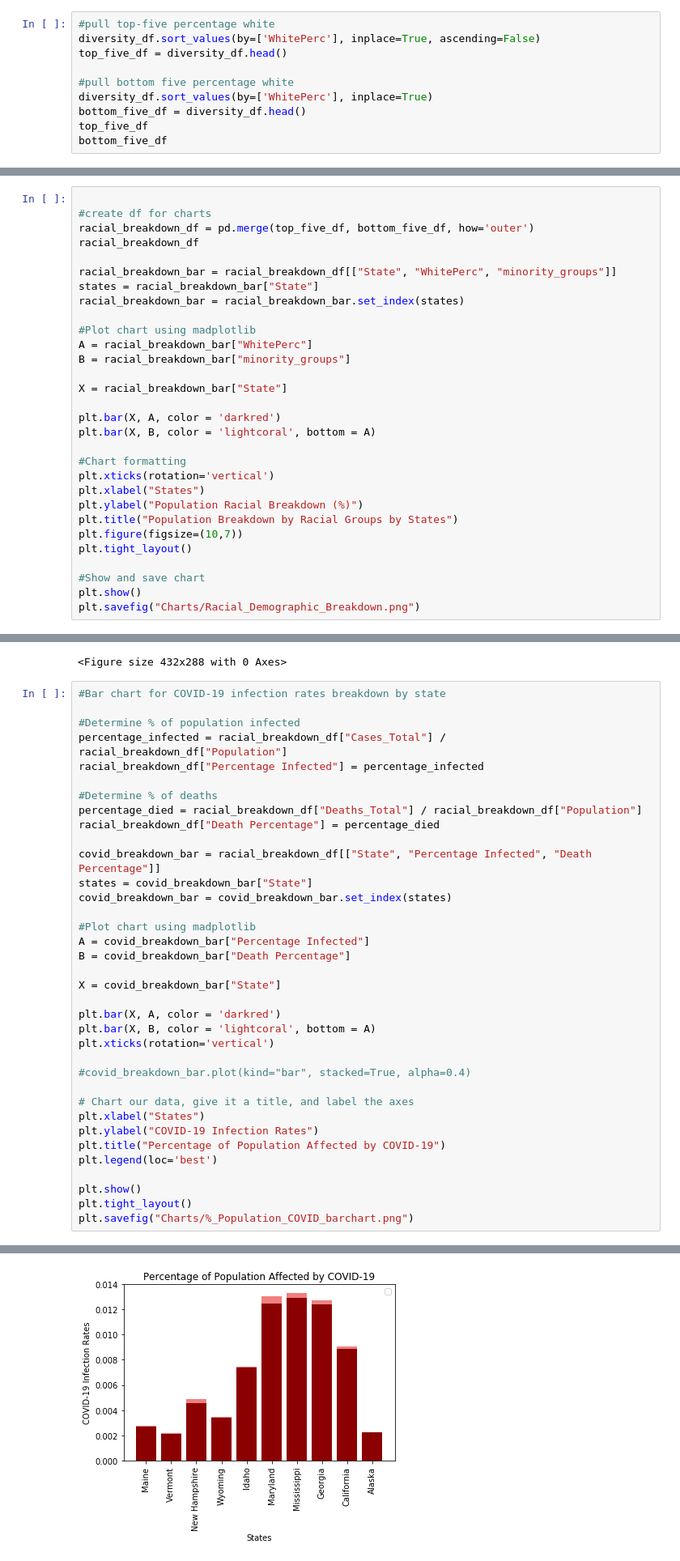
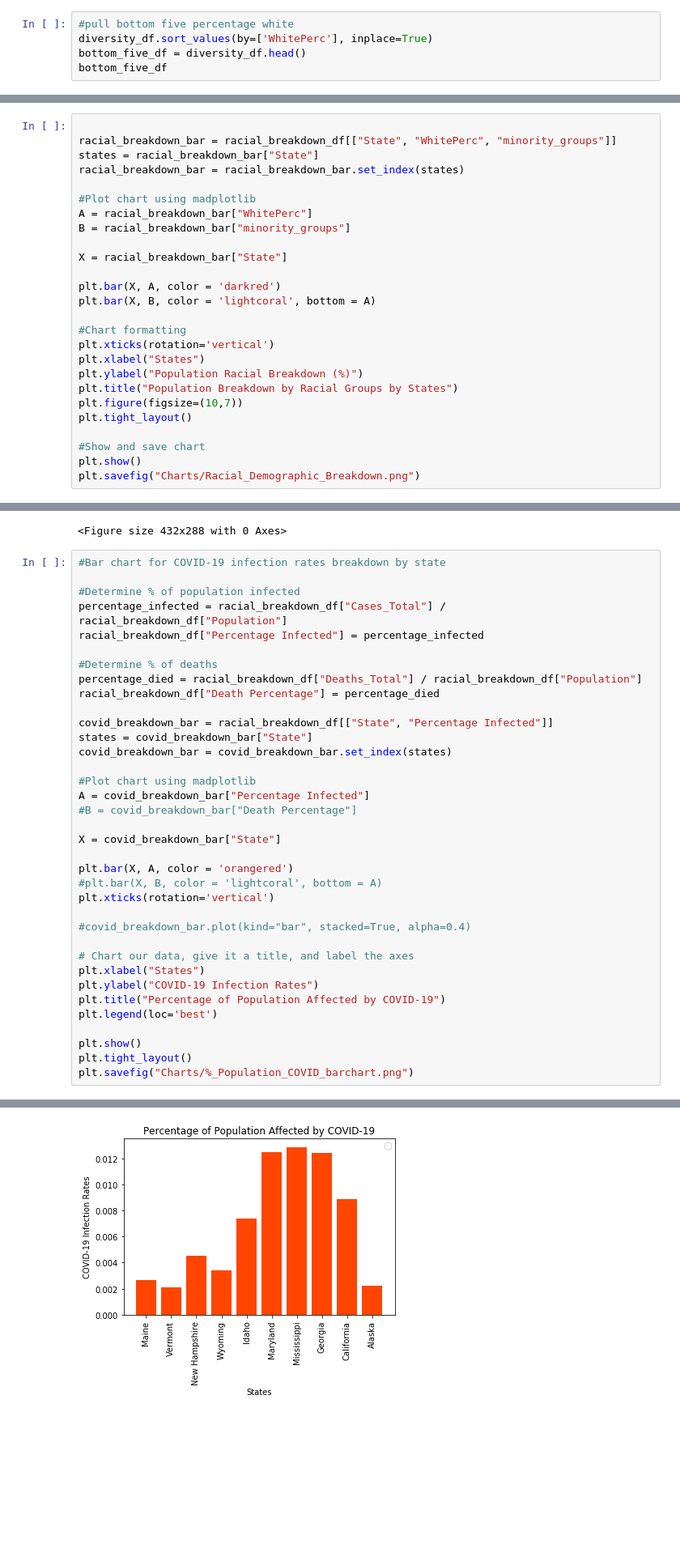
Before and after one commit to MBoerenko/Project1, a Jupyter notebook: CleanUp.ipynb, the cells around one changed output, grey strips where cells are left out. Shown at 81% size. Saved outputs shown, nothing was run; the diff lists cells and outputs as text; blank space fills up the shorter version.

Commit message:
Update charts - MB

```diff
--- a/CleanUp.ipynb
+++ b/CleanUp.ipynb
@@ -169,14 +150,9 @@ top_five_df
 | 8 | 20200715 | Idaho | 1687809.0 | 53089.0 | 26772.0 | 0.9049 | 0.0068 | 0.0135 | ... |
 5 rows × 32 columns
 # %%
-#pull top-five percentage white
-diversity_df.sort_values(by=['WhitePerc'], inplace=True, ascending=False)
-top_five_df = diversity_df.head()
-
 #pull bottom five percentage white
 diversity_df.sort_values(by=['WhitePerc'], inplace=True)
 bottom_five_df = diversity_df.head()
-top_five_df
 bottom_five_df
 # %% [output]
 |  | Date | State | Population | Household Income | Per Capita Income | WhitePerc | BlackPerc | NativePerc | ... |
@@ -248,10 +225,6 @@ See the caveats in the documentation: https://pandas.pydata.org/pandas-docs/stab
 | 9 | 20200715 | Alaska | 738516.0 | 76715.0 | 35874.0 | 0.6484 | 0.0327 | 0.1444 | ... |
 10 rows × 34 columns
 # %%
-
-#create df for charts
-racial_breakdown_df = pd.merge(top_five_df, bottom_five_df, how='outer')
-racial_breakdown_df
 
 racial_breakdown_bar = racial_breakdown_df[["State", "WhitePerc", "minority_groups"]]
 states = racial_breakdown_bar["State"]
@@ -288,36 +261,36 @@ plt.savefig("Charts/Racial_Demographic_Breakdown.png")
 percentage_infected = racial_breakdown_df["Cases_Total"] / racial_breakdown_df["Population"]
 racial_breakdown_df["Percentage Infected"] = percentage_infected
 
 #Determine % of deaths
 percentage_died = racial_breakdown_df["Deaths_Total"] / racial_breakdown_df["Population"]
 racial_breakdown_df["Death Percentage"] = percentage_died
 
-covid_breakdown_bar = racial_breakdown_df[["State", "Percentage Infected", "Death Percentage"]]
+covid_breakdown_bar = racial_breakdown_df[["State", "Percentage Infected"]]
 states = covid_breakdown_bar["State"]
 covid_breakdown_bar = covid_breakdown_bar.set_index(states)
 
 #Plot chart using madplotlib
 A = covid_breakdown_bar["Percentage Infected"]
-B = covid_breakdown_bar["Death Percentage"]
+#B = covid_breakdown_bar["Death Percentage"]
 
 X = covid_breakdown_bar["State"]
 
-plt.bar(X, A, color = 'darkred')
-plt.bar(X, B, color = 'lightcoral', bottom = A)
+plt.bar(X, A, color = 'orangered')
+#plt.bar(X, B, color = 'lightcoral', bottom = A)
 plt.xticks(rotation='vertical')
 
 #covid_breakdown_bar.plot(kind="bar", stacked=True, alpha=0.4)
 
 # Chart our data, give it a title, and label the axes
 plt.xlabel("States")
 plt.ylabel("COVID-19 Infection Rates")
 plt.title("Percentage of Population Affected by COVID-19")
 plt.legend(loc='best')
 
 plt.show()
 plt.tight_layout()
 plt.savefig("Charts/%_Population_COVID_barchart.png")
 # %% [output]
 No handles with labels found to put in legend.
-[figure, old version]
+[figure, new version]
 <Figure size 432x288 with 0 Axes>
```
Also changed, not shown: parts of 12 cells of this notebook, 1 other file.
